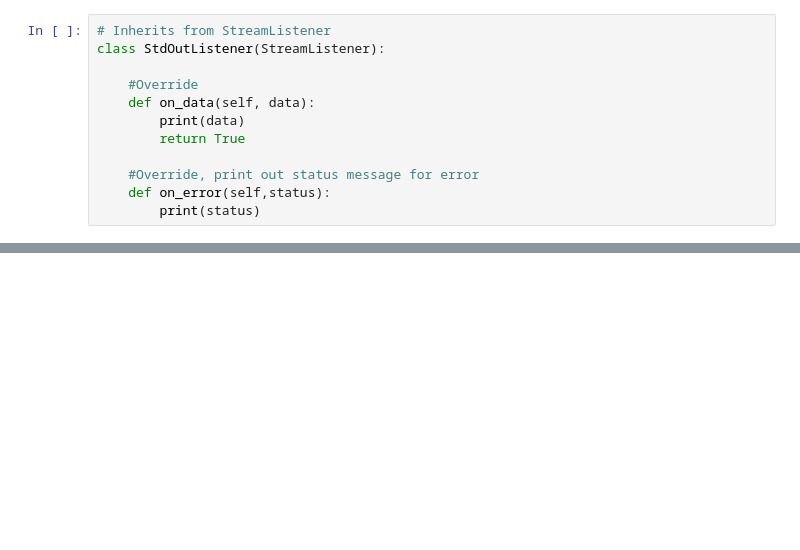
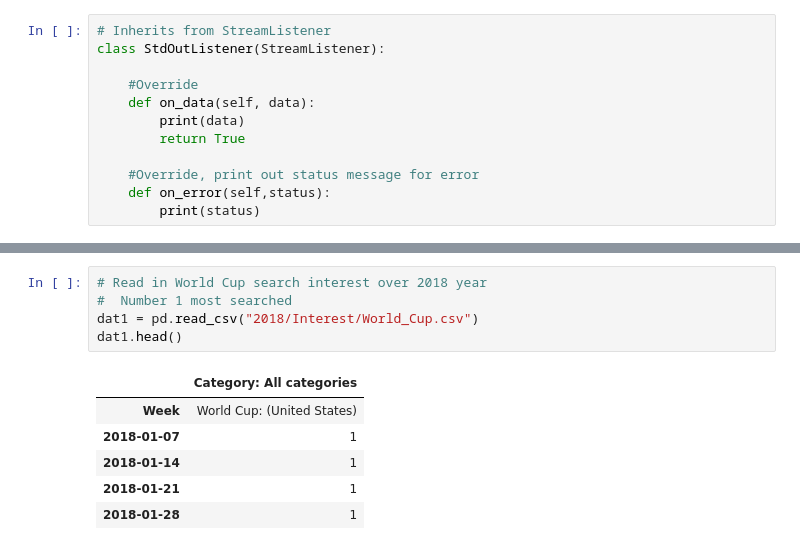
Before and after one commit to ifroman/Team-Buzz-COGS-Project, a Jupyter notebook: Playing-Around.ipynb, the cells around one changed output, grey strips where cells are left out. Saved outputs shown, nothing was run; the diff lists cells and outputs as text; blank space fills up the shorter version.

```diff
--- a/Playing-Around.ipynb
+++ b/Playing-Around.ipynb
@@ -66,0 +106,12 @@ UnicodeDecodeError: 'utf-8' codec can't decode byte 0xb4 in position 799: invali
+# %%
+# Read in World Cup search interest over 2018 year
+#  Number 1 most searched
+dat1 = pd.read_csv("2018/Interest/World_Cup.csv")
+dat1.head()
+# %% [output]
+|  | Category: All categories |
+| Week | World Cup: (United States) |
+| 2018-01-07 | 1 |
+| 2018-01-14 | 1 |
+| 2018-01-21 | 1 |
+| 2018-01-28 | 1 |
```
Also changed, not shown: parts of 4 cells of this notebook, 6 other files.
